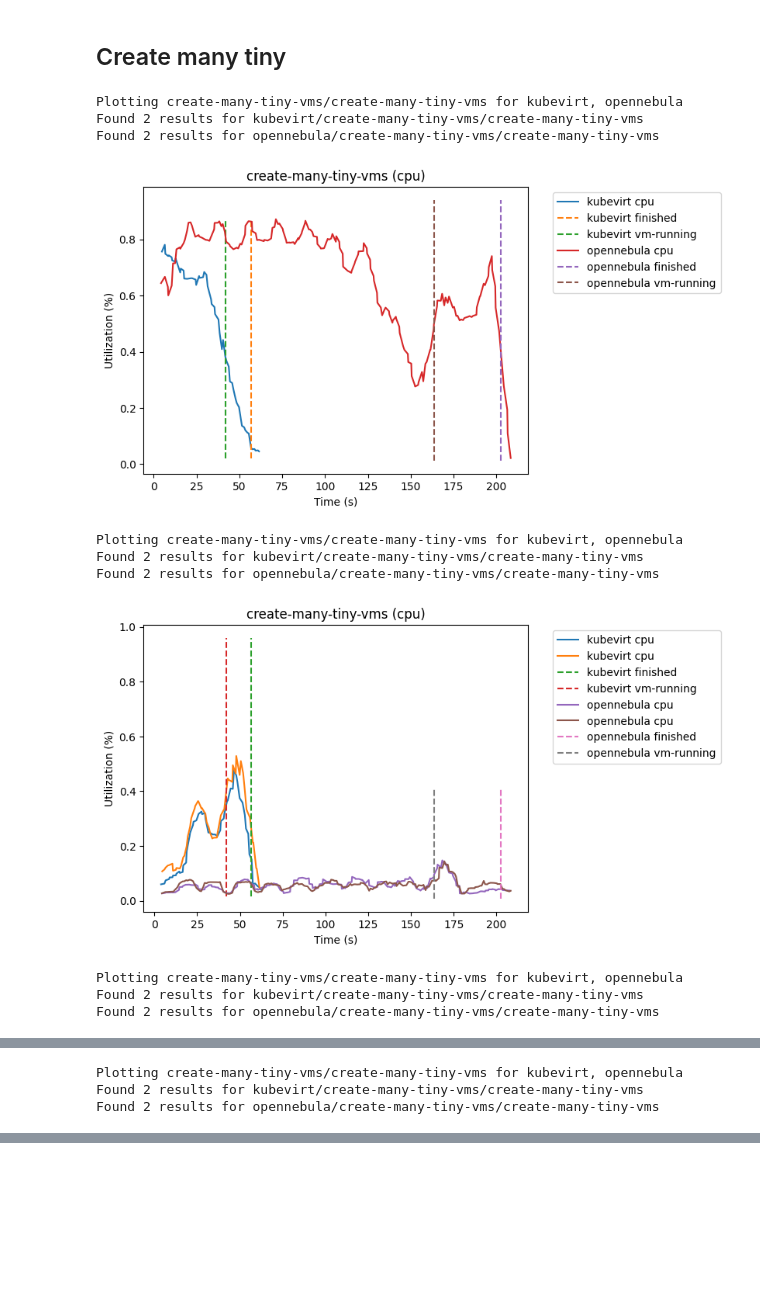
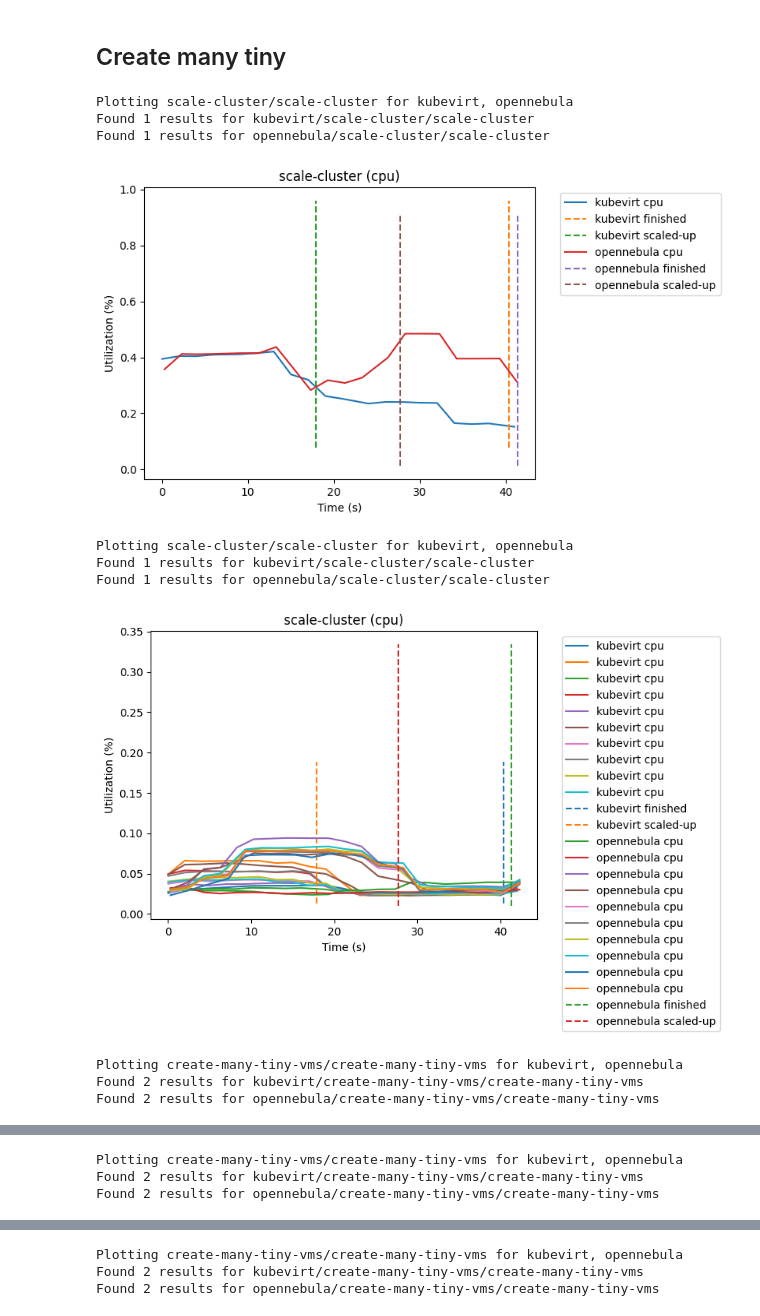
Before and after one commit to saffronjam/thesis, a Jupyter notebook: performance analysis/scripts/graphs.ipynb, the cells around one changed output, grey strips where cells are left out. Cells and saved outputs as stored; diff of their text form; code cells hidden in the pictures; blank space fills up the shorter version.

Commit message:
Add scale-cluster benchmark. Add results data and plots for scale-cluster benchmark

```diff
--- a/performance analysis/scripts/graphs.ipynb
+++ b/performance analysis/scripts/graphs.ipynb
@@ -417,21 +417,25 @@ Found 2 results for opennebula/create-each-type/create-medium
 # %% [markdown]
 ## Create many tiny
 # %%
+plot_results(['kubevirt', 'opennebula'],'scale-cluster', 'scale-cluster', ['control'], ['cpu'], filename='scale-cluster_cpu.svg')
+plot_results(['kubevirt', 'opennebula'],'scale-cluster', 'scale-cluster', ['worker'], ['cpu'], filename='scale-cluster_cpu_worker.svg')
+
+
 plot_results(['kubevirt', 'opennebula'],'create-many-tiny-vms', 'create-many-tiny-vms', ['control'], ['cpu'], filename='create-many-tiny-vms_cpu.svg')
 plot_results(['kubevirt', 'opennebula'],'create-many-tiny-vms', 'create-many-tiny-vms', ['worker'], ['cpu'], filename='create-many-tiny-vms_cpu_worker.svg')
 
 
 plot_results(['kubevirt', 'opennebula'],'create-many-tiny-vms', 'create-many-tiny-vms', ['control'], ['ram'], filename='create-many-tiny-vms_ram.svg')
 plot_results(['kubevirt', 'opennebula'],'create-many-tiny-vms', 'create-many-tiny-vms', ['control'], ['disk'], filename='create-many-tiny-vms_disk.svg')
 # %% [output]
-Plotting create-many-tiny-vms/create-many-tiny-vms for kubevirt, opennebula
-Found 2 results for kubevirt/create-many-tiny-vms/create-many-tiny-vms
-Found 2 results for opennebula/create-many-tiny-vms/create-many-tiny-vms
+Plotting scale-cluster/scale-cluster for kubevirt, opennebula
+Found 1 results for kubevirt/scale-cluster/scale-cluster
+Found 1 results for opennebula/scale-cluster/scale-cluster
-[figure, old version]
+[figure, new version]
-Plotting create-many-tiny-vms/create-many-tiny-vms for kubevirt, opennebula
-Found 2 results for kubevirt/create-many-tiny-vms/create-many-tiny-vms
-Found 2 results for opennebula/create-many-tiny-vms/create-many-tiny-vms
+Plotting scale-cluster/scale-cluster for kubevirt, opennebula
+Found 1 results for kubevirt/scale-cluster/scale-cluster
+Found 1 results for opennebula/scale-cluster/scale-cluster
-[figure, old version]
+[figure, new version]
 Plotting create-many-tiny-vms/create-many-tiny-vms for kubevirt, opennebula
 Found 2 results for kubevirt/create-many-tiny-vms/create-many-tiny-vms
 Found 2 results for opennebula/create-many-tiny-vms/create-many-tiny-vms
@@ -442,0 +447,3 @@ Found 2 results for opennebula/create-many-tiny-vms/create-many-tiny-vms
+Plotting create-many-tiny-vms/create-many-tiny-vms for kubevirt, opennebula
+Found 2 results for kubevirt/create-many-tiny-vms/create-many-tiny-vms
+Found 2 results for opennebula/create-many-tiny-vms/create-many-tiny-vms
```
Also changed, not shown: parts of 3 cells of this notebook, 25 other files.
